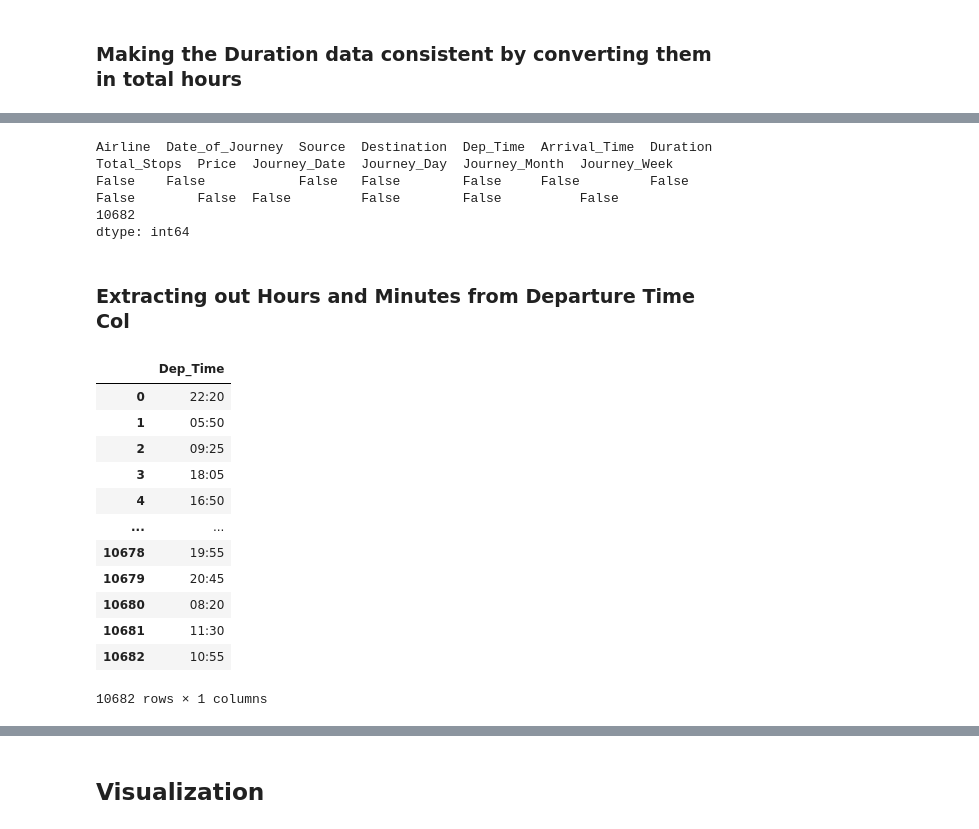
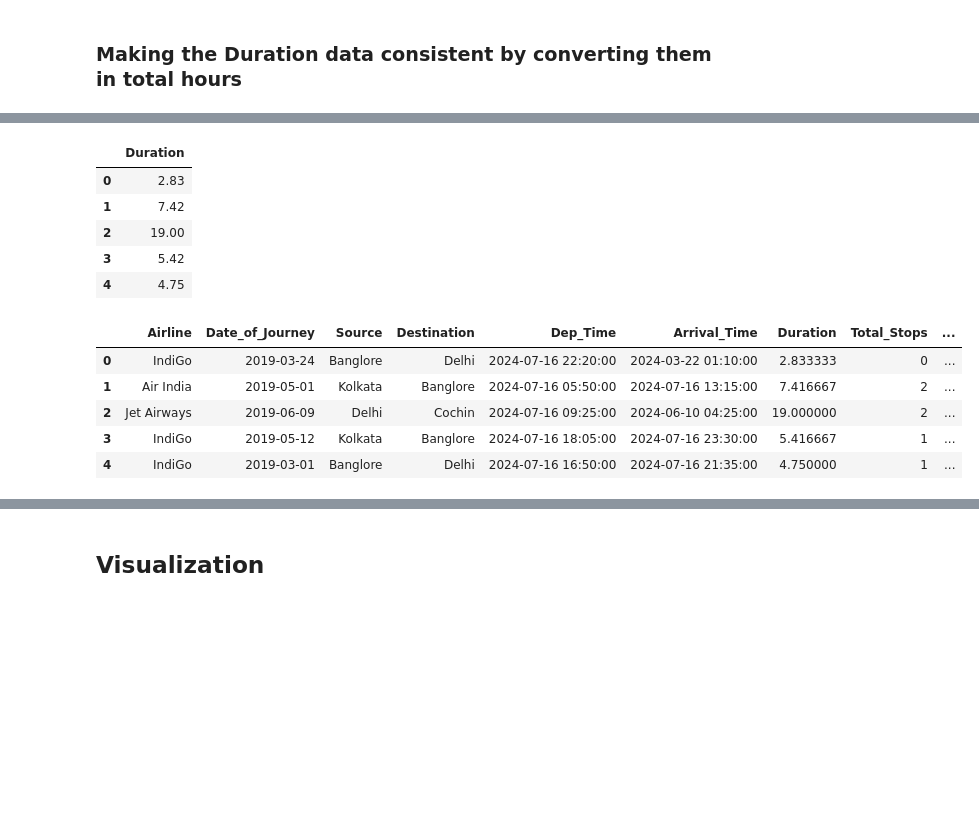
Before and after one commit to Prashant-Saksena/ML-project-Air-ticket-price-prediction, a Jupyter notebook: ML Project (Air Ticket Price Prediction) - Input Data Analysis.ipynb, the cells around one changed output, grey strips where cells are left out. Saved outputs shown, nothing was run; the diff lists cells and outputs as text; code cells hidden in the pictures; blank space fills up the shorter version.

```diff
--- a/ML Project (Air Ticket Price Prediction) - Input Data Analysis.ipynb
+++ b/ML Project (Air Ticket Price Prediction) - Input Data Analysis.ipynb
@@ -323,0 +322,7 @@ Name: Destination, dtype: int64
+# %%
+df.Arrival_Time = pd.to_datetime(df['Arrival_Time'])
+
+df['Arrival_Time_hours'] = df['Arrival_Time'].dt.hour
+df['Arrival_Time_min'] = df['Arrival_Time'].dt.minute
+
+df.head()
@@ -335,7 +372,5 @@ df[['Duration']].head()
 # %%
-# Duration converted into hours & rounded up to 2 decimal places
-
-df['Duration'] = pd.to_timedelta(df['Duration']).apply(lambda x: x.total_seconds())/3600
-df[['Duration']].head().round(2)
+df.Duration = pd.to_timedelta(df.Duration).apply(lambda x : x.total_seconds())/3600
+df[['Duration']].head()
 # %% [output]
 |  | Duration |
@@ -367,3 +381,0 @@ df[df["Route"].notnull()].head()
-# %%
-df.dropna(subset=['Route', 'Total_Stops'], inplace=True)
-df.head()
@@ -429,3 +381,0 @@ Name: Total_Stops, dtype: int64
-# %%
-df = df.drop({'Route', 'Additional_Info'}, axis=1)
-df.head()
@@ -439,26 +382,18 @@ df.head()
-# %%
-# Getting count of Null values
-
-df.isnull().value_counts()
-# %% [output]
-Airline  Date_of_Journey  Source  Destination  Dep_Time  Arrival_Time  Duration  Total_Stops  Price  Journey_Date  Journey_Day  Journey_Month  Journey_Week
-False    False            False   False        False     False         False     False        False  False         False        False          False           10682
-dtype: int64
-# %% [markdown]
-### Extracting out Hours and Minutes from Departure Time Col
+# %%
+df[['Duration']].head().round(2)
+# %% [output]
+|  | Duration |
+| 0 | 2.83 |
+| 1 | 7.42 |
+| 2 | 19.00 |
+| 3 | 5.42 |
+| 4 | 4.75 |
 # %%
-df[['Dep_Time']]
+df.head()
 # %% [output]
-|  | Dep_Time |
-| 0 | 22:20 |
-| 1 | 05:50 |
-| 2 | 09:25 |
-| 3 | 18:05 |
-| 4 | 16:50 |
-| ... | ... |
-| 10678 | 19:55 |
-| 10679 | 20:45 |
-| 10680 | 08:20 |
-| 10681 | 11:30 |
-| 10682 | 10:55 |
+|  | Airline | Date_of_Journey | Source | Destination | Dep_Time | Arrival_Time | Duration | Total_Stops | ... |
+| 0 | IndiGo | 2019-03-24 | Banglore | Delhi | 2024-07-16 22:20:00 | 2024-03-22 01:10:00 | 2.833333 | 0 | ... |
+| 1 | Air India | 2019-05-01 | Kolkata | Banglore | 2024-07-16 05:50:00 | 2024-07-16 13:15:00 | 7.416667 | 2 | ... |
+| 2 | Jet Airways | 2019-06-09 | Delhi | Cochin | 2024-07-16 09:25:00 | 2024-06-10 04:25:00 | 19.000000 | 2 | ... |
+| 3 | IndiGo | 2019-05-12 | Kolkata | Banglore | 2024-07-16 18:05:00 | 2024-07-16 23:30:00 | 5.416667 | 1 | ... |
+| 4 | IndiGo | 2019-03-01 | Banglore | Delhi | 2024-07-16 16:50:00 | 2024-07-16 21:35:00 | 4.750000 | 1 | ... |
-10682 rows × 1 columns
```
Also changed, not shown: parts of 100 cells of this notebook, 1 other file.
